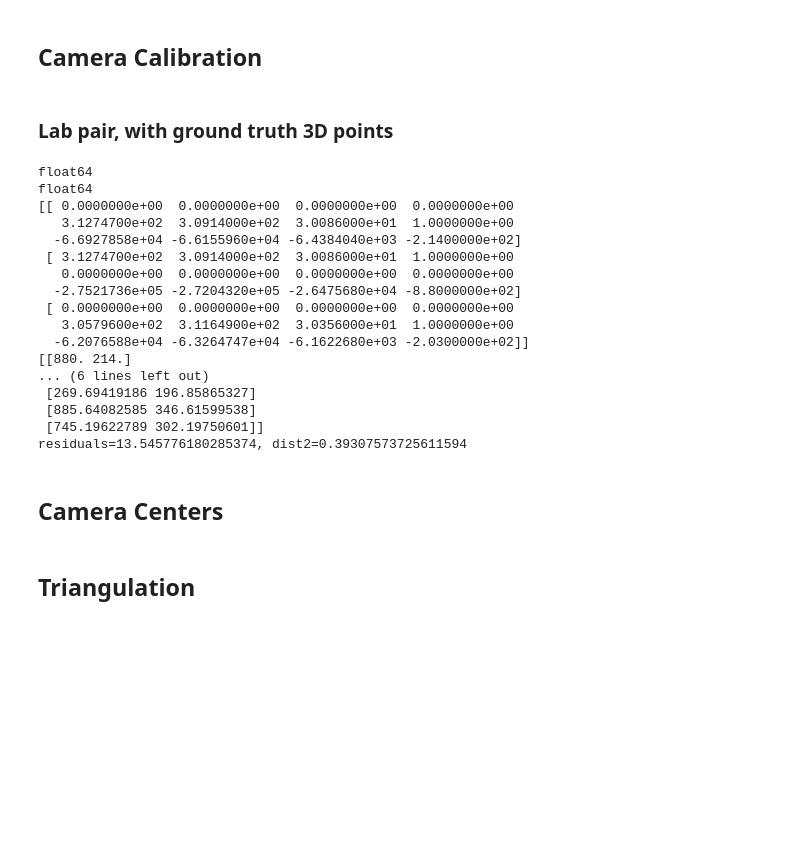
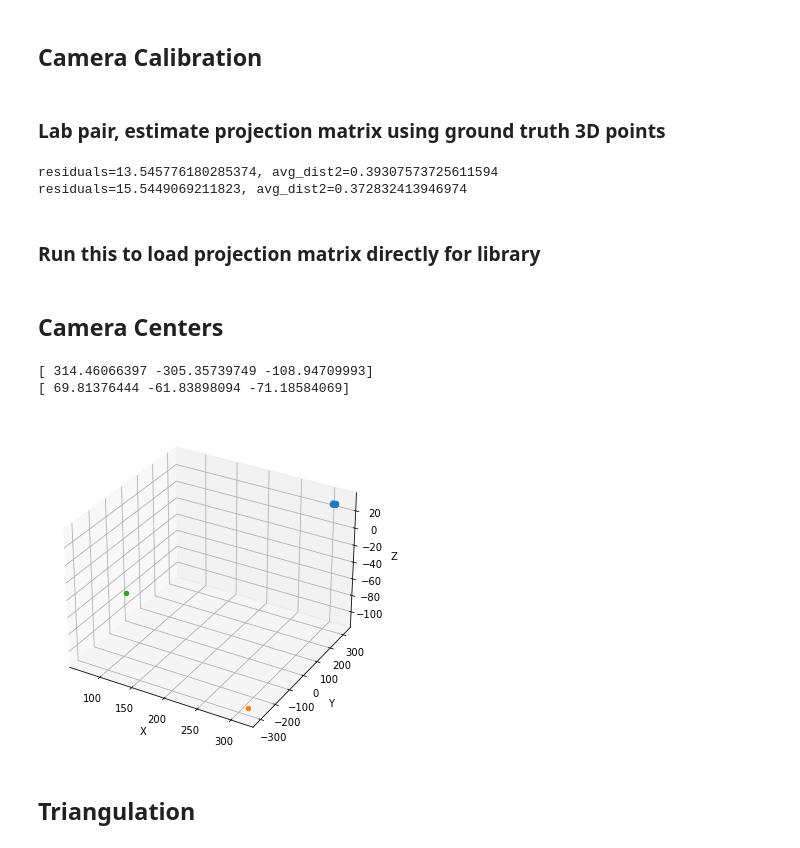
Before and after one commit to liuyenting/ECE549-Fall2021, a Jupyter notebook: MP3/Part2.ipynb, the cells around one changed output. Cells and saved outputs as stored; diff of their text form; code cells hidden in the pictures; blank space fills up the shorter version.

Commit message:
Complete vanishing point calculation

```diff
--- a/MP3/Part2.ipynb
+++ b/MP3/Part2.ipynb
@@ -178,7 +179,7 @@ def evaluate_points(M, points_2d, points_3d):
     points_3d_proj = np.hstack((u[:, np.newaxis], v[:, np.newaxis]))
     return points_3d_proj, residual
 # %% [markdown]
-### **Lab** pair, with ground truth 3D points
+### **Lab** pair, estimate projection matrix using ground truth 3D points
 # %%
 from skimage.io import imread
 import numpy as np
@@ -189,11 +190,9 @@ from skimage.feature import plot_matches
 ## load match and ground truth files
 ##
 
-points_2d = np.loadtxt(f"part2/lab_matches.txt")[:, :2]
+points_2d = [np.loadtxt(f"part2/lab_matches.txt")[:, i : i + 2] for i in (0, 2)]
 points_3d = np.loadtxt(f"part2/lab_3d.txt")
 
-print(points_2d.dtype)
-print(points_3d.dtype)
 
 def calibrate(points_2d, points_3d):
     n = len(points_2d)
@@ -222,10 +221,6 @@ def calibrate(points_2d, points_3d):
     A[0::2, :] = A1
     A[1::2, :] = A2
 
-    A = A.astype(float)
-
-    print(A[:3, :])
-
     _, _, vh = np.linalg.svd(A.T @ A, full_matrices=False)
     if np.isclose(vh[-1, -1], 0):
         return False
@@ -234,33 +229,50 @@ def calibrate(points_2d, points_3d):
 
     return p
 
-matrix = calibrate(points_2d, points_3d)
-points_3d_proj, residuals = evaluate_points(matrix, points_2d, points_3d)
 
-print(points_2d[:5, :])
-print(points_3d_proj[:5, :])
+matrix = []
+for points_2d_subset in points_2d:
+    m = calibrate(points_2d_subset, points_3d)
+    matrix.append(m)
+    points_3d_proj, residuals = evaluate_points(m, points_2d_subset, points_3d)
 
-dist2 = np.mean((points_3d_proj-points_2d)**2)
-print(f'residuals={residuals}, dist2={dist2}')
+    dist2 = np.mean((points_3d_proj - points_2d_subset) ** 2)
+    print(f"residuals={residuals}, avg_dist2={dist2}")
 # %% [output]
-float64
-float64
-[[ 0.0000000e+00  0.0000000e+00  0.0000000e+00  0.0000000e+00
-   3.1274700e+02  3.0914000e+02  3.0086000e+01  1.0000000e+00
-  -6.6927858e+04 -6.6155960e+04 -6.4384040e+03 -2.1400000e+02]
- [ 3.1274700e+02  3.0914000e+02  3.0086000e+01  1.0000000e+00
-   0.0000000e+00  0.0000000e+00  0.0000000e+00  0.0000000e+00
-  -2.7521736e+05 -2.7204320e+05 -2.6475680e+04 -8.8000000e+02]
- [ 0.0000000e+00  0.0000000e+00  0.0000000e+00  0.0000000e+00
-   3.0579600e+02  3.1164900e+02  3.0356000e+01  1.0000000e+00
-  -6.2076588e+04 -6.3264747e+04 -6.1622680e+03 -2.0300000e+02]]
-[[880. 214.]
-... (6 lines left out)
- [269.69419186 196.85865327]
- [885.64082585 346.61599538]
- [745.19622789 302.19750601]]
-residuals=13.545776180285374, dist2=0.39307573725611594
+residuals=13.545776180285374, avg_dist2=0.39307573725611594
+residuals=15.5449069211823, avg_dist2=0.372832413946974
+# %% [markdown]
+### Run this to load projection matrix directly for **library**
+# %%
+matrix = [np.loadtxt(f"part2/library{i}_camera.txt") for i in (1, 2)]
 # %% [markdown]
 ## Camera Centers
+# %%
+def camera_center(P):
+    _, _, vh = np.linalg.svd(P, full_matrices=False)
+    if np.isclose(vh[-1, -1], 0):
+        return False
+
+    K = vh[-1, :]
+    K = K[:3] / K[3]
+
+    return K
+
+# plot lab 3D ground truth
+fig = plt.figure(figsize=(8, 6))
+ax = fig.add_subplot(1, 1, 1, projection='3d')
+ax.scatter(*points_3d.T, 'b')
+ax.set_xlabel('X')
+ax.set_ylabel('Y')
+ax.set_zlabel('Z')
+
+for m in matrix:
+    c = camera_center(m)
+    print(c)
+    ax.scatter(*c, 'r')
+# %% [output]
+[ 314.46066397 -305.35739749 -108.94709993]
+[ 69.81376444 -61.83898094 -71.18584069]
+[figure, added]
 # %% [markdown]
 ## Triangulation
```
Also changed, not shown: parts of 4 cells of this notebook, 1 other file.
